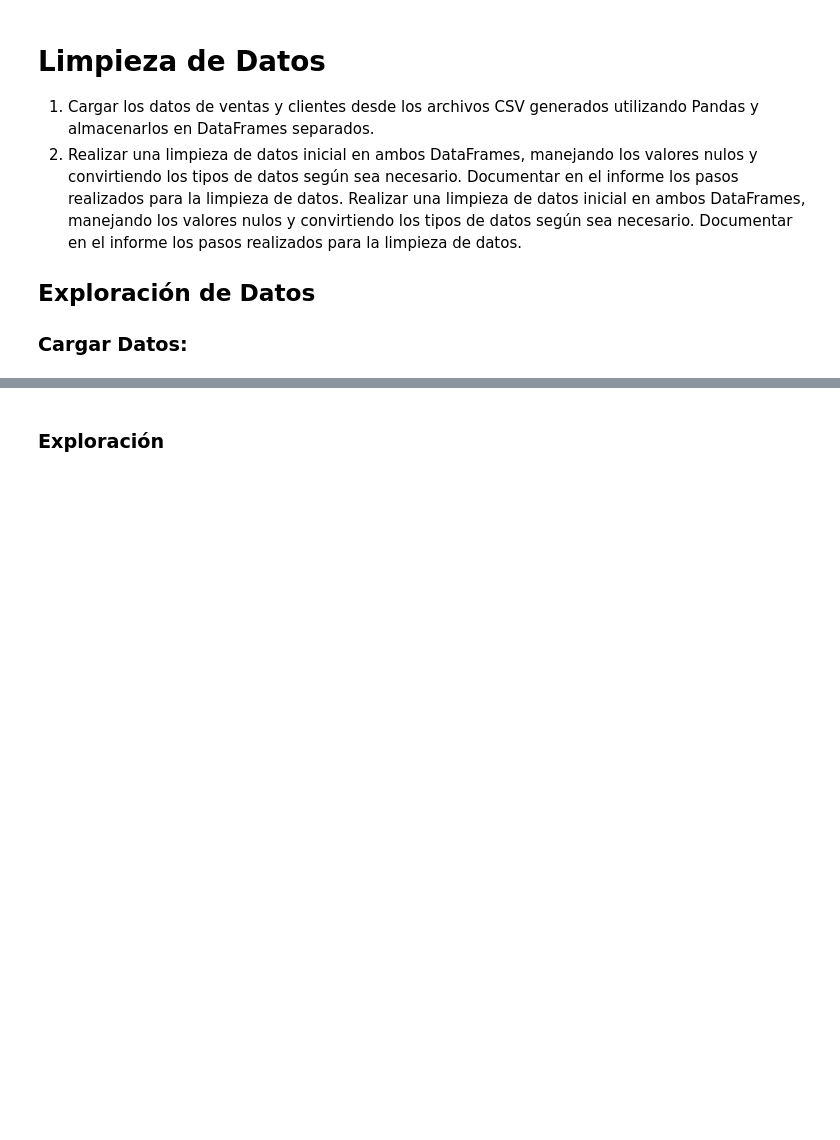
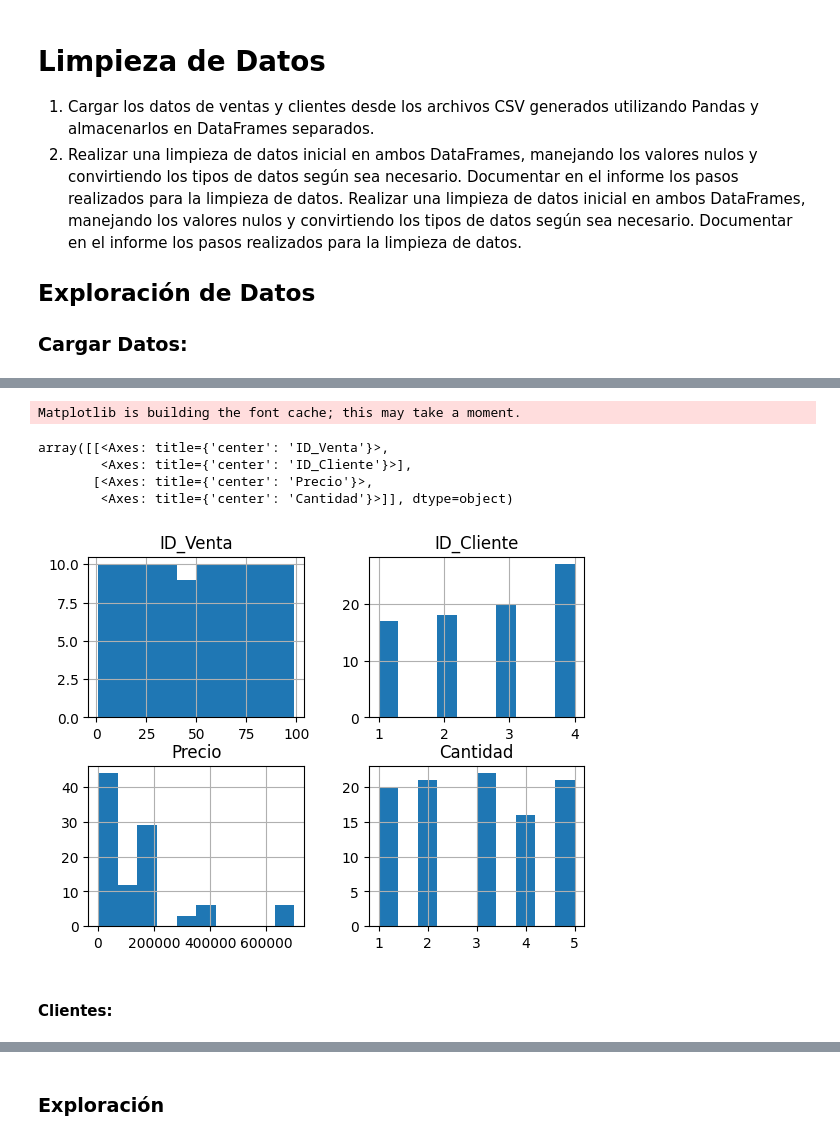
Before and after one commit to Airim-Coder/ICIF1042_Taller2, a Jupyter notebook: main.ipynb, the cells around one changed output, grey strips where cells are left out. Drawn from its saved outputs; the diff is of its cells as text; code cells hidden in the pictures; blank space fills up the shorter version.

```diff
--- a/main.ipynb
+++ b/main.ipynb
@@ -52,0 +88,11 @@ NameError: name 'df_clientes' is not defined
+# %%
+df_ventas.hist()
+# %% [output]
+Matplotlib is building the font cache; this may take a moment.
+array([[<Axes: title={'center': 'ID_Venta'}>,
+        <Axes: title={'center': 'ID_Cliente'}>],
+       [<Axes: title={'center': 'Precio'}>,
+        <Axes: title={'center': 'Cantidad'}>]], dtype=object)
+[figure, added]
+# %% [markdown]
+#### Clientes:
```
Also changed, not shown: parts of 21 cells of this notebook, 5 other files.
